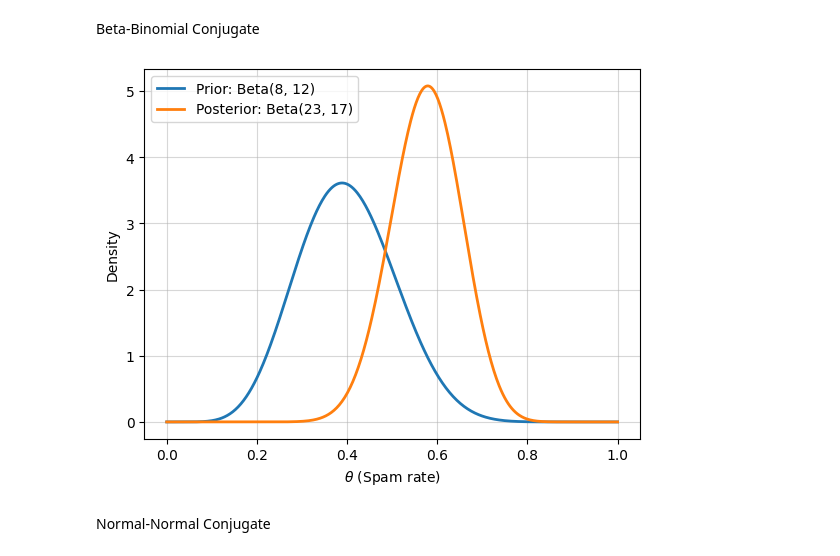
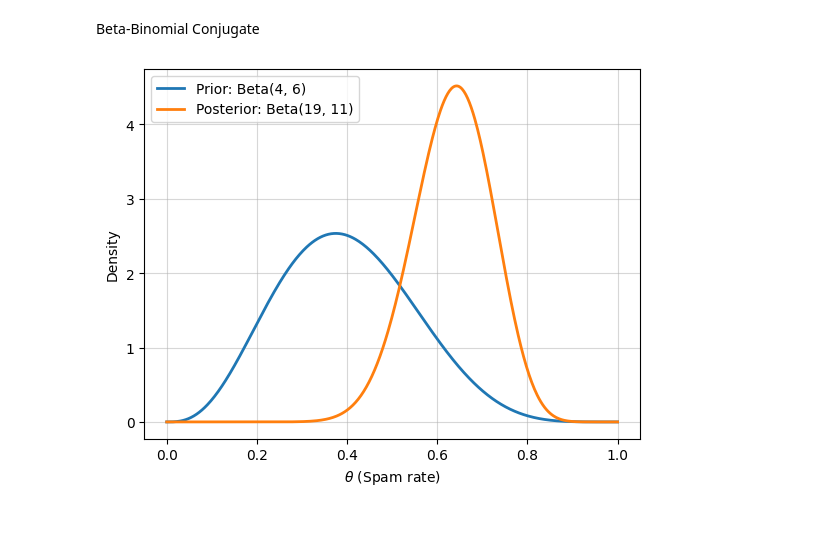
Before and after one commit to roiyeho/ml-book, a Jupyter notebook: AppendixD/ConjugatePriors.ipynb, the cells around one changed output. Saved outputs shown, nothing was run; the diff lists cells and outputs as text; code cells hidden in the pictures; blank space fills up the shorter version.

```diff
--- a/AppendixD/ConjugatePriors.ipynb
+++ b/AppendixD/ConjugatePriors.ipynb
@@ -10,29 +10,27 @@ Beta-Binomial Conjugate
 # %%
 from scipy.stats import beta
 
 # Parameters for prior and posterior
-alpha_prior, beta_prior = 8, 12  # Prior Beta(8, 12)
+alpha_prior, beta_prior = 4, 6   # Prior Beta(4, 6)
 n, x = 20, 15                    # Observations
 alpha_post = alpha_prior + x
 beta_post = beta_prior + n - x
 
 # Theta range
 theta = np.linspace(0, 1, 500)
 
 # Prior, likelihood (scaled), and posterior densities
 prior_pdf = beta.pdf(theta, alpha_prior, beta_prior)
 posterior_pdf = beta.pdf(theta, alpha_post, beta_post)
 
 # Plot
-plt.plot(theta, prior_pdf, label=r'Prior: Beta(8, 12)', lw=2)
-plt.plot(theta, posterior_pdf, label=r'Posterior: Beta(23, 17)', lw=2)
+plt.plot(theta, prior_pdf, label=r'Prior: Beta(4, 6)', lw=2)
+plt.plot(theta, posterior_pdf, label=r'Posterior: Beta(19, 11)', lw=2)
 
 plt.xlabel(r'$\theta$ (Spam rate)')
 plt.ylabel('Density')
 plt.legend()
 plt.grid(alpha=0.5)
 plt.savefig('figures/beta_binomial_conjugate.pdf')
 # %% [output]
-[figure, old version]
+[figure, new version]
-# %% [markdown]
-Normal-Normal Conjugate
```
Also changed, not shown: parts of 1 cell of this notebook, 9 other files.
